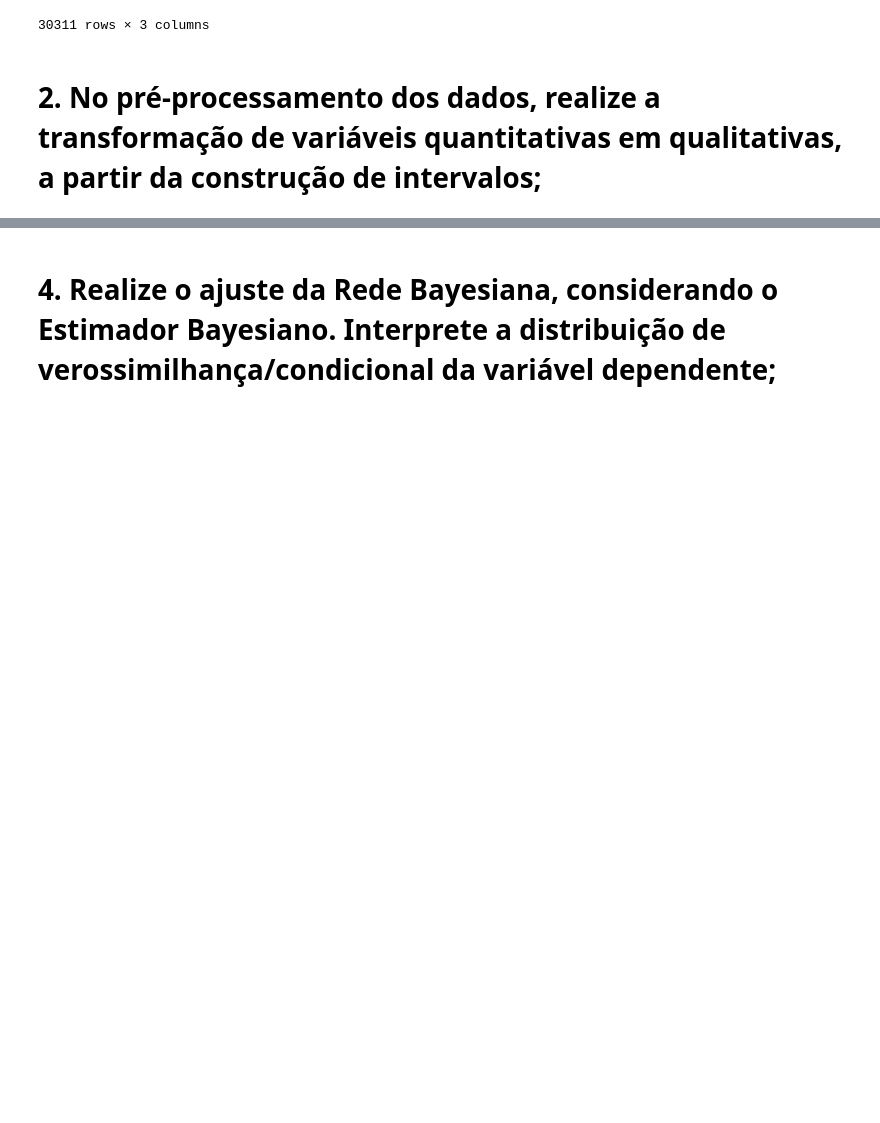
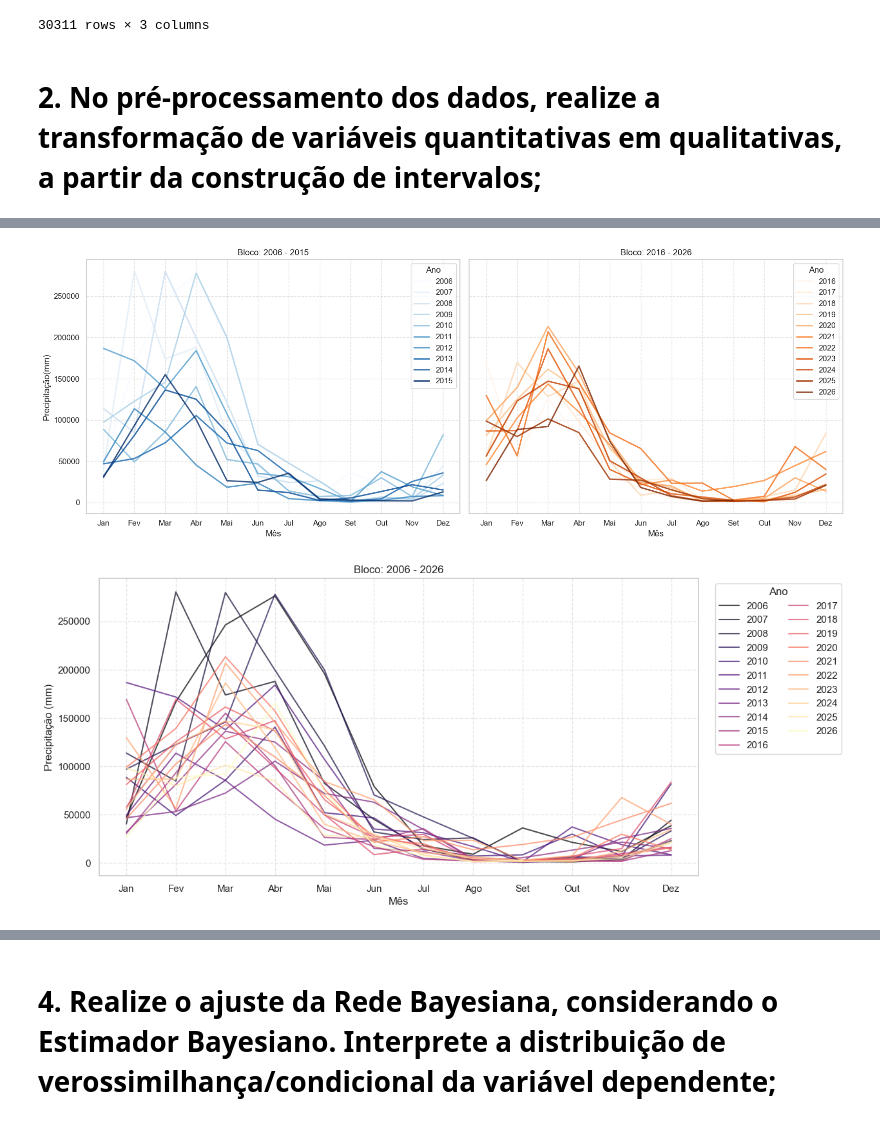
Before and after one commit to printfSideaux/PRCP_RDA_ANALISIS, a Jupyter notebook: notebooks/RedesBayesianas.ipynb, the cells around one changed output, grey strips where cells are left out. Cells and saved outputs as stored; diff of their text form; code cells hidden in the pictures; blank space fills up the shorter version.

```diff
--- a/notebooks/RedesBayesianas.ipynb
+++ b/notebooks/RedesBayesianas.ipynb
@@ -195,0 +266,52 @@ df_2["classe_acude"] = np.select(condicoes, rotulos, default="muito_confortavel"
+# %%
+df_pivot = df_mensal.pivot(index='mes', columns='ano', values='total_mensal')
+
+bloco_1 = [y for y in df_pivot.columns if 2006 <= y <= 2015]
+bloco_2 = [y for y in df_pivot.columns if 2016 <= y <= 2026]
+
+fig, axes = plt.subplots(1, 2, figsize=(16, 6), sharey=True)
+
+# gráfico 1 2006 a 2015
+df_pivot[bloco_1].plot(ax=axes[0], cmap='Blues', alpha=0.8, linewidth=2)
+axes[0].set_title('Bloco: 2006 - 2015')
+axes[0].set_xlabel('Mês')
+axes[0].set_ylabel('Precipitação(mm)')
+
+axes[0].set_xticks(range(1, 13))
+axes[0].set_xticklabels( ['Jan', 'Fev', 'Mar', 'Abr', 'Mai', 'Jun', 'Jul', 'Ago', 'Set', 'Out', 'Nov', 'Dez'])
+axes[0].grid(True, linestyle='--', alpha=0.5)
+axes[0].legend(title='Ano')
+
+# gráfico 2 2016 a 2026
+df_pivot[bloco_2].plot(ax=axes[1], cmap='Oranges', alpha=0.8, linewidth=2)
+axes[1].set_title('Bloco: 2016 - 2026')
+axes[1].set_xlabel('Mês')
+axes[1].set_ylabel('Precipitação(mm)')
+
+axes[1].set_xticks(range(1, 13))
+axes[1].set_xticklabels(['Jan', 'Fev', 'Mar', 'Abr', 'Mai', 'Jun', 'Jul', 'Ago', 'Set', 'Out', 'Nov', 'Dez'])
+axes[1].grid(True, linestyle='--', alpha=0.5)
+axes[1].legend(title='Ano')
+
+plt.tight_layout()
+plt.show()
+
+#Grafico completinho
+
+plt.figure(figsize=(12, 6))
+df_pivot.plot(ax=plt.gca(), cmap='magma', alpha=0.7, linewidth=1.5)
+
+plt.title('Bloco: 2006 - 2026')
+plt.xlabel('Mês')
+plt.ylabel('Precipitação (mm)')
+
+
+plt.xticks(range(1, 13), ['Jan', 'Fev', 'Mar', 'Abr', 'Mai', 'Jun', 'Jul', 'Ago', 'Set', 'Out', 'Nov', 'Dez'])
+
+plt.legend(bbox_to_anchor=(1.02, 1), loc='upper left', ncol=2, title='Ano')
+plt.grid(True, linestyle='--', alpha=0.5)
+
+plt.show()
+# %% [output]
+[figure, added]
+[figure, added]
```
Also changed, not shown: parts of 11 cells of this notebook.
